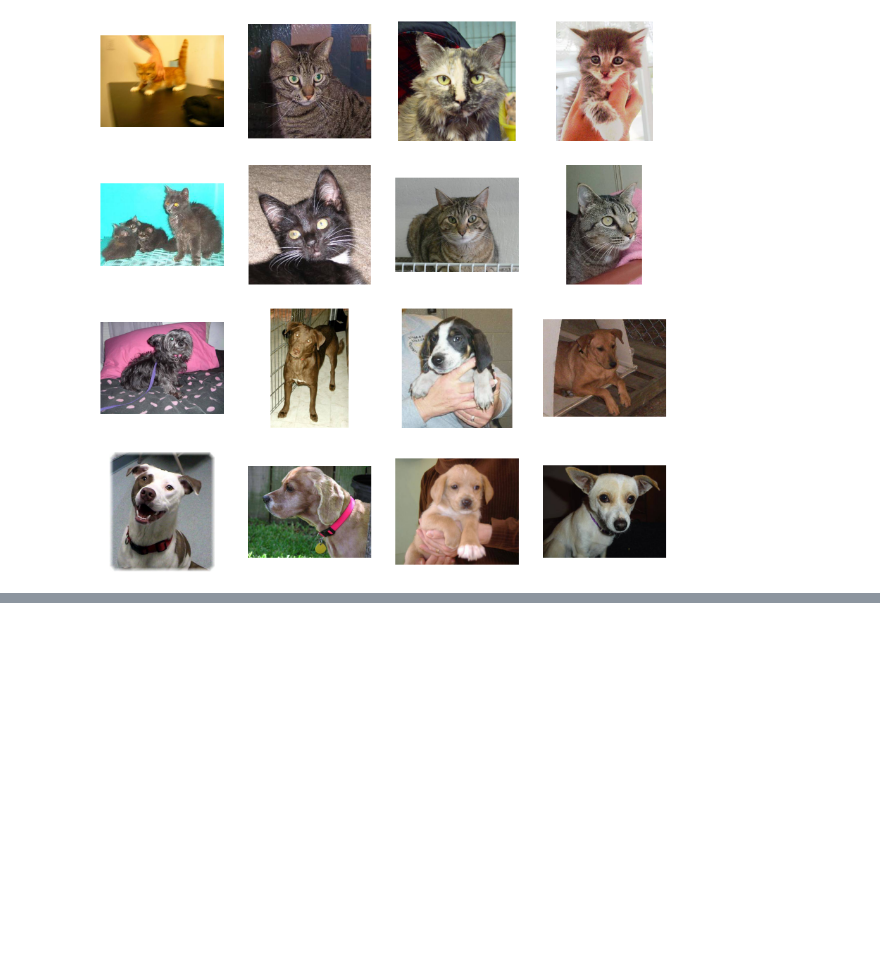
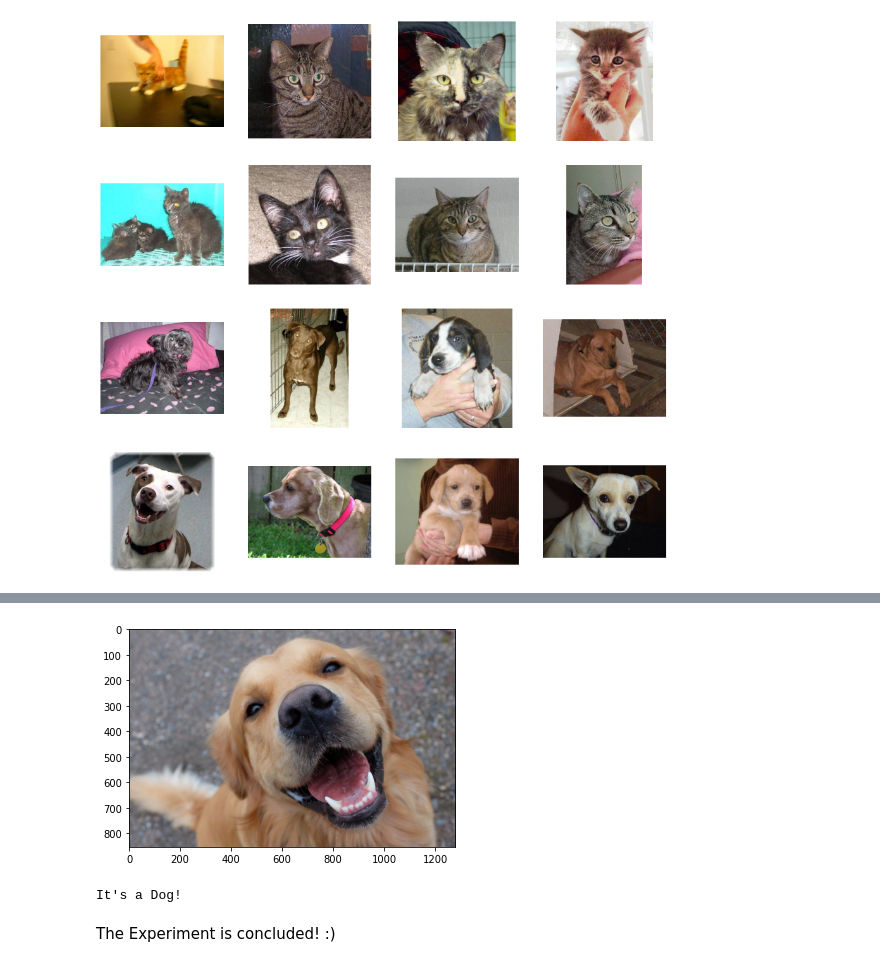
Before and after one commit to UmbertoJr/OptimizationMethodsAndAnlgorithms_UNIMORE, a Jupyter notebook: CatsVSDogs.ipynb, the cells around one changed output, grey strips where cells are left out. Saved outputs shown, nothing was run; the diff lists cells and outputs as text; code cells hidden in the pictures; blank space fills up the shorter version.

```diff
--- a/CatsVSDogs.ipynb
+++ b/CatsVSDogs.ipynb
@@ -136,0 +524,20 @@ import matplotlib.pyplot as plt
+# %%
+# name_file = "220px-Gatto_europeo4.jpg"
+name_file = "cq5dam.web.1280.1280.jpeg"
+img = mpimg.imread(name_file)
+plt.imshow(img)
+plt.show()
+# %% [output]
+[figure, added]
+# %%
+img = Image.open(name_file)
+img = img.resize((224, 224))
+transform = get_val_transform()
+img = transform(img)
+img = torch.unsqueeze(img, 0)
+out = model(img.to(device))
+print("It's a",["Cat!", "Dog!"][out > 0.5])
+# %% [output]
+It's a Dog!
+# %% [markdown]
+The Experiment is concluded! :)
```
Also changed, not shown: parts of 20 cells of this notebook.
